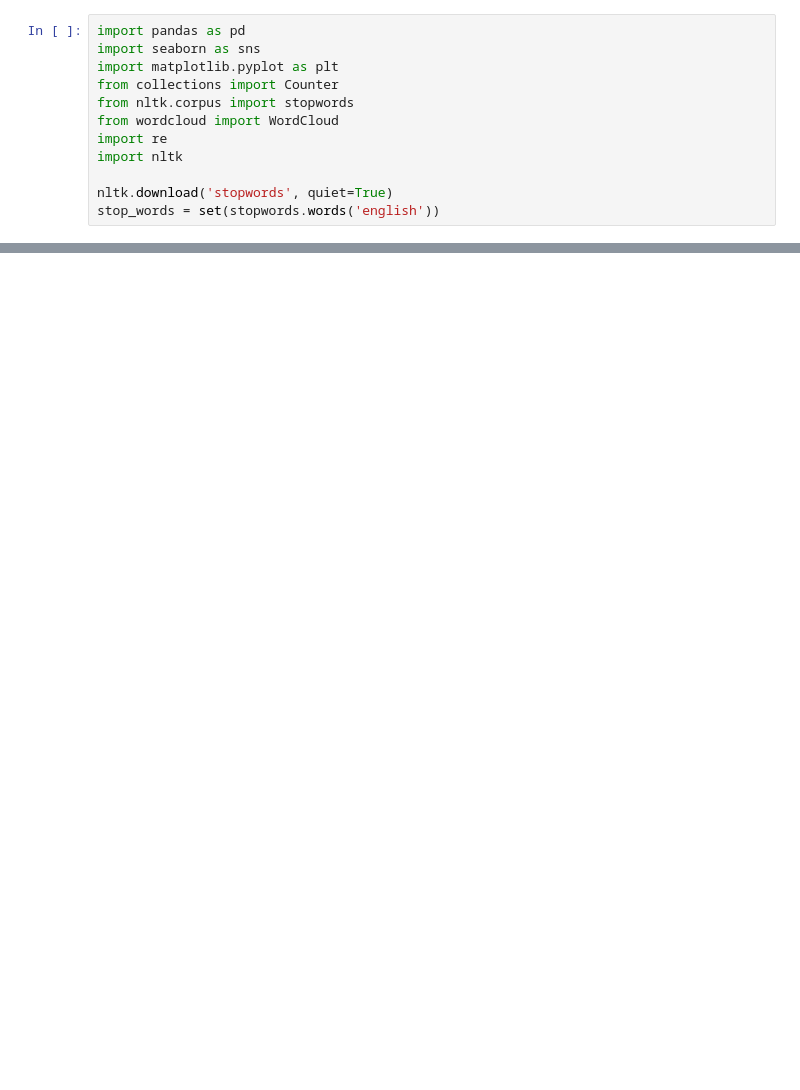
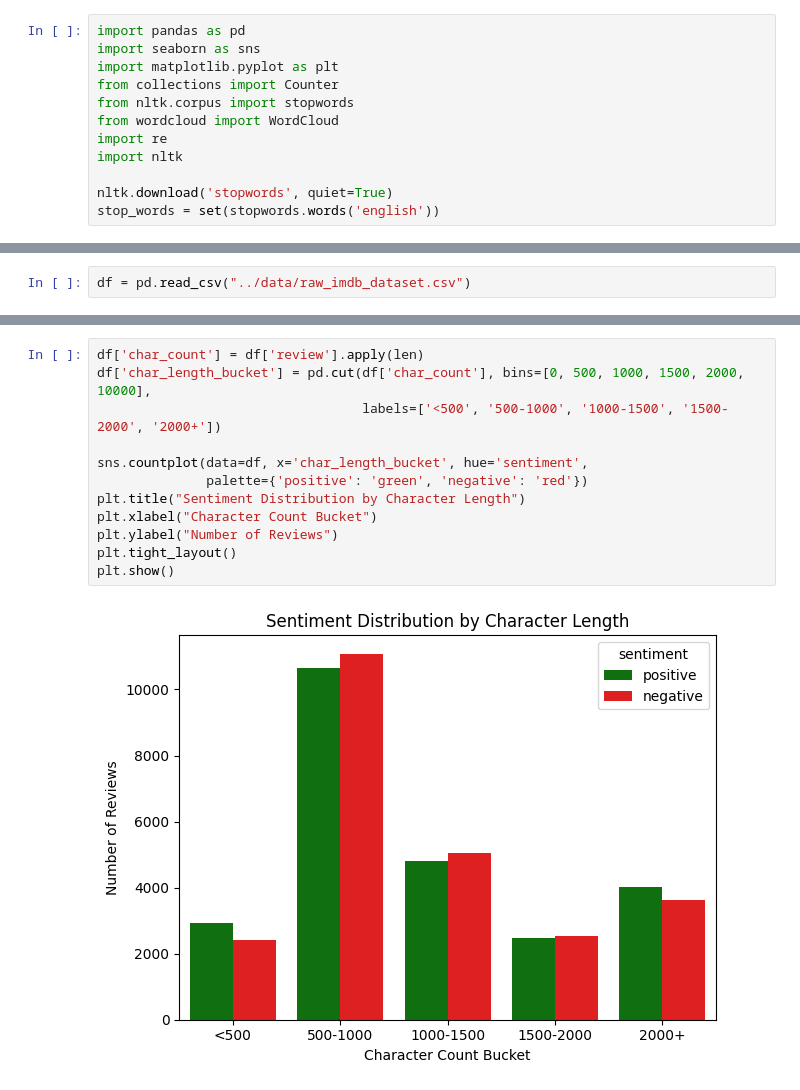
Before and after one commit to LJONeill/NLP, a Jupyter notebook: notebooks/01_eda_clean_imdb.ipynb, the cells around one changed output, grey strips where cells are left out. Cells and saved outputs as stored; diff of their text form; blank space fills up the shorter version.

Commit message:
EDA and cleaning notebooks fixed
I have combined the EDA and the data cleaning into one notebooks for the IDMB data and saved our data into a new folde ri named data, and the old one is named old_data

```diff
--- a/notebooks/01_eda_clean_imdb.ipynb
+++ b/notebooks/01_eda_clean_imdb.ipynb
@@ -297,0 +22,2 @@ print(df['sentiment'].value_counts())
+# %%
+df = pd.read_csv("../data/raw_imdb_dataset.csv")
@@ -297,0 +82,14 @@ print(df['sentiment'].value_counts())
+# %%
+df['char_count'] = df['review'].apply(len)
+df['char_length_bucket'] = pd.cut(df['char_count'], bins=[0, 500, 1000, 1500, 2000, 10000],
+                                  labels=['<500', '500-1000', '1000-1500', '1500-2000', '2000+'])
+
+sns.countplot(data=df, x='char_length_bucket', hue='sentiment',
+              palette={'positive': 'green', 'negative': 'red'})
+plt.title("Sentiment Distribution by Character Length")
+plt.xlabel("Character Count Bucket")
+plt.ylabel("Number of Reviews")
+plt.tight_layout()
+plt.show()
+# %% [output]
+[figure, added]
```
Also changed, not shown: parts of 52 cells of this notebook.
